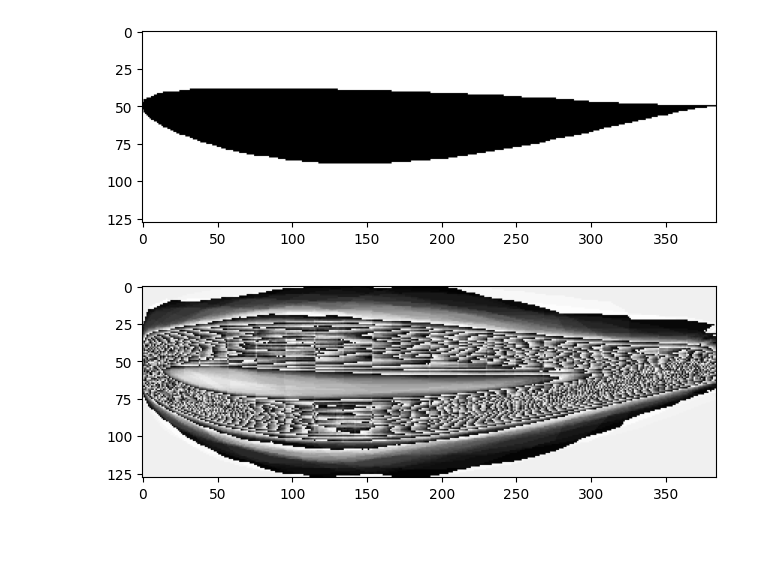
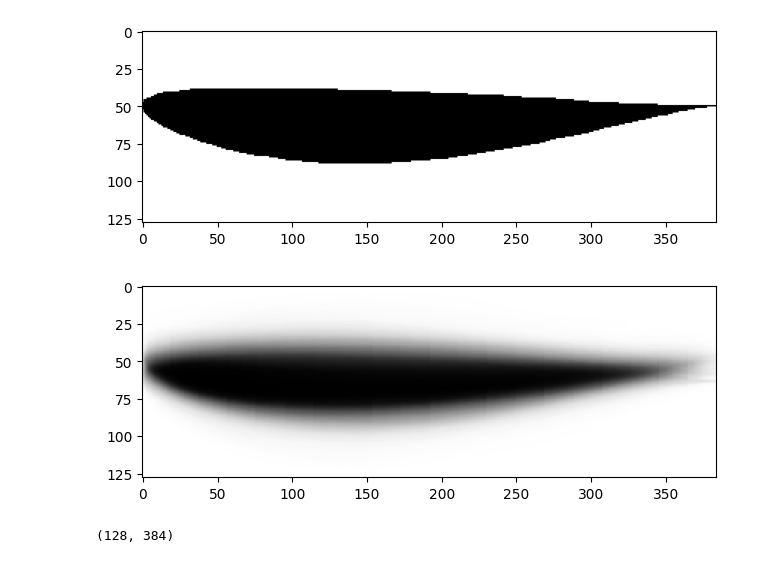
Before and after one commit to vicmcl/deeplearwing, a Jupyter notebook: deeplearwing/notebook/training.ipynb, the cells around one changed output. Cells and saved outputs as stored; diff of their text form; code cells hidden in the pictures.

```diff
--- a/deeplearwing/notebook/training.ipynb
+++ b/deeplearwing/notebook/training.ipynb
@@ -101,12 +81,10 @@ df_s = df.sample(n = n_samples, random_state = 42)
 # %%
-mms = MinMaxScaler()
-
 targets = ['cd', 'cl', 'cm']
-df_s[targets] = mms.fit_transform(df_s[targets])
-df_s['target'] = df_s.apply(lambda row: [row[t] for t in targets], axis = 1)
-df_s = df_s.drop(columns = targets)
-
-df_s[['angle', 'reynolds']] = mms.fit_transform(df_s[['angle', 'reynolds']])
+df.loc[:, 'cd'] = df['cd'].apply(np.log)
+df.loc[:, targets] = mms.fit_transform(df[targets])
+df['target'] = df.apply(lambda row: [row[t] for t in targets], axis = 1)
+df = df.drop(columns = targets)
 # %%
-df_s.loc[:, ['x_coords', 'y_coords']] = df_s[['x_coords', 'y_coords']].applymap(string_to_floats)
+df[['angle', 'reynolds']] = mms.fit_transform(samples[['angle', 'reynolds']])
+df.loc[:, ['x_coords', 'y_coords']] = df[['x_coords', 'y_coords']].applymap(string_to_floats)
 # %%
@@ -122,11 +100,11 @@ df_s.head()
 import concurrent.futures
 
 with concurrent.futures.ThreadPoolExecutor() as executor:
-    futures = [executor.submit(airfoil_to_image, row['x_coords'], row['y_coords'], 384, 128) for _, row in df_s.iterrows()]
+    futures = [executor.submit(airfoil_to_image, row['x_coords'], row['y_coords'], 384, 128) for _, row in df.iterrows()]
     results = [future.result() for future in futures]
 # %%
-df_s['pixel_values'] = results
-df_s = df_s.drop(columns = ['x_coords', 'y_coords'])
+df['pixel_values'] = results
+df = df.drop(columns = ['x_coords', 'y_coords'])
 # %%
 plt.imshow(results[0], cmap = 'gray')
 plt.tight_layout()
@@ -134,9 +112,9 @@ plt.show()
 # %% [output]
 [figure]
 # %%
-avg_airfoil = np.mean(df_s['pixel_values'], axis = 0)
+avg_airfoil = np.mean(df['pixel_values'], axis = 0)
 plt.imshow(avg_airfoil, cmap='gray')
 plt.tight_layout()
 # %% [output]
-[figure, old version]
+[figure, new version]
 # %%
@@ -151,4 +129,8 @@ X_train, X_test, y_train, y_test = train_test_split(
 )
+# %%
+results[0].shape
+# %% [output]
+(128, 384)
 # %%
 X_train.head()
 # %% [output]
```
Also changed, not shown: parts of 21 cells of this notebook.
